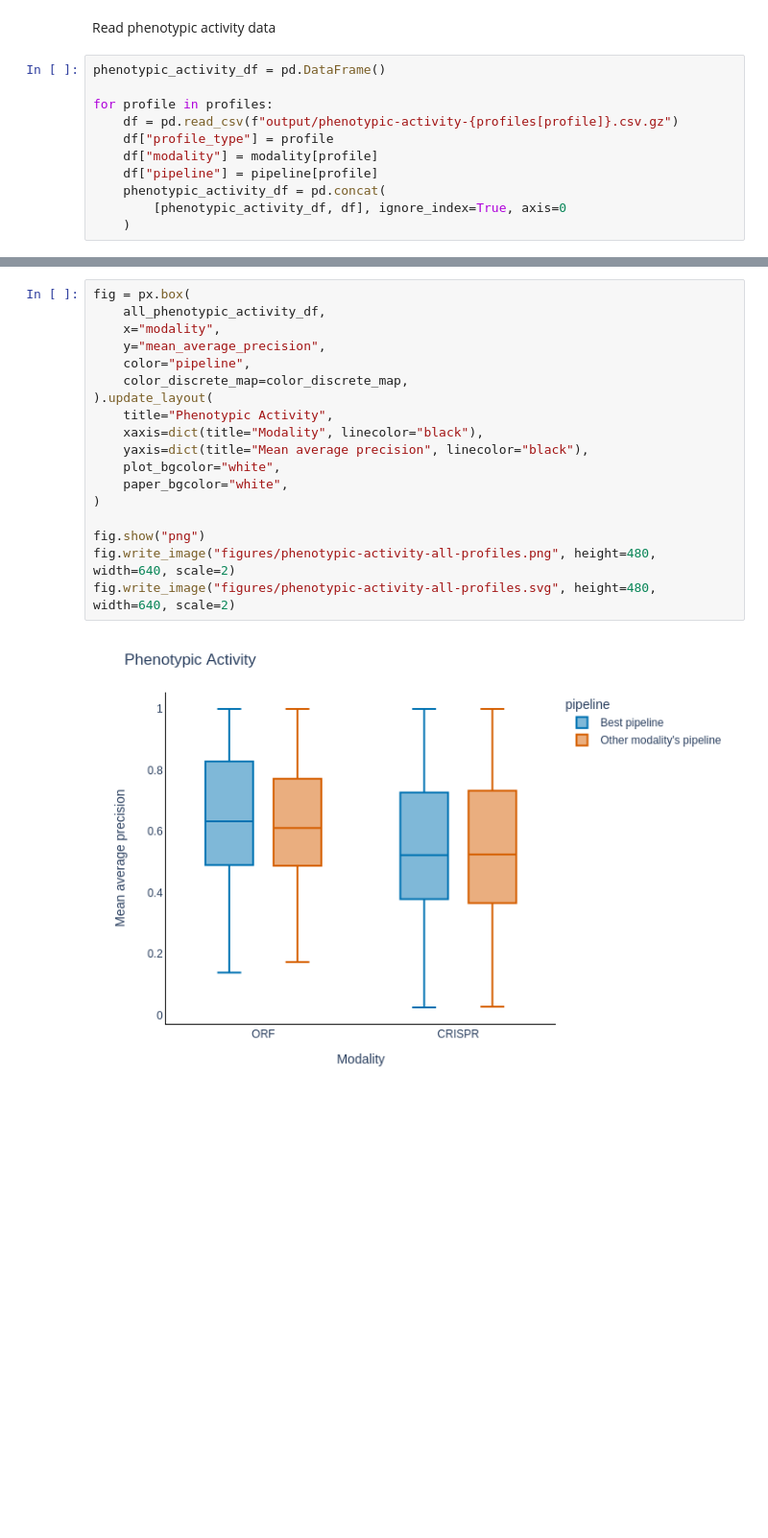
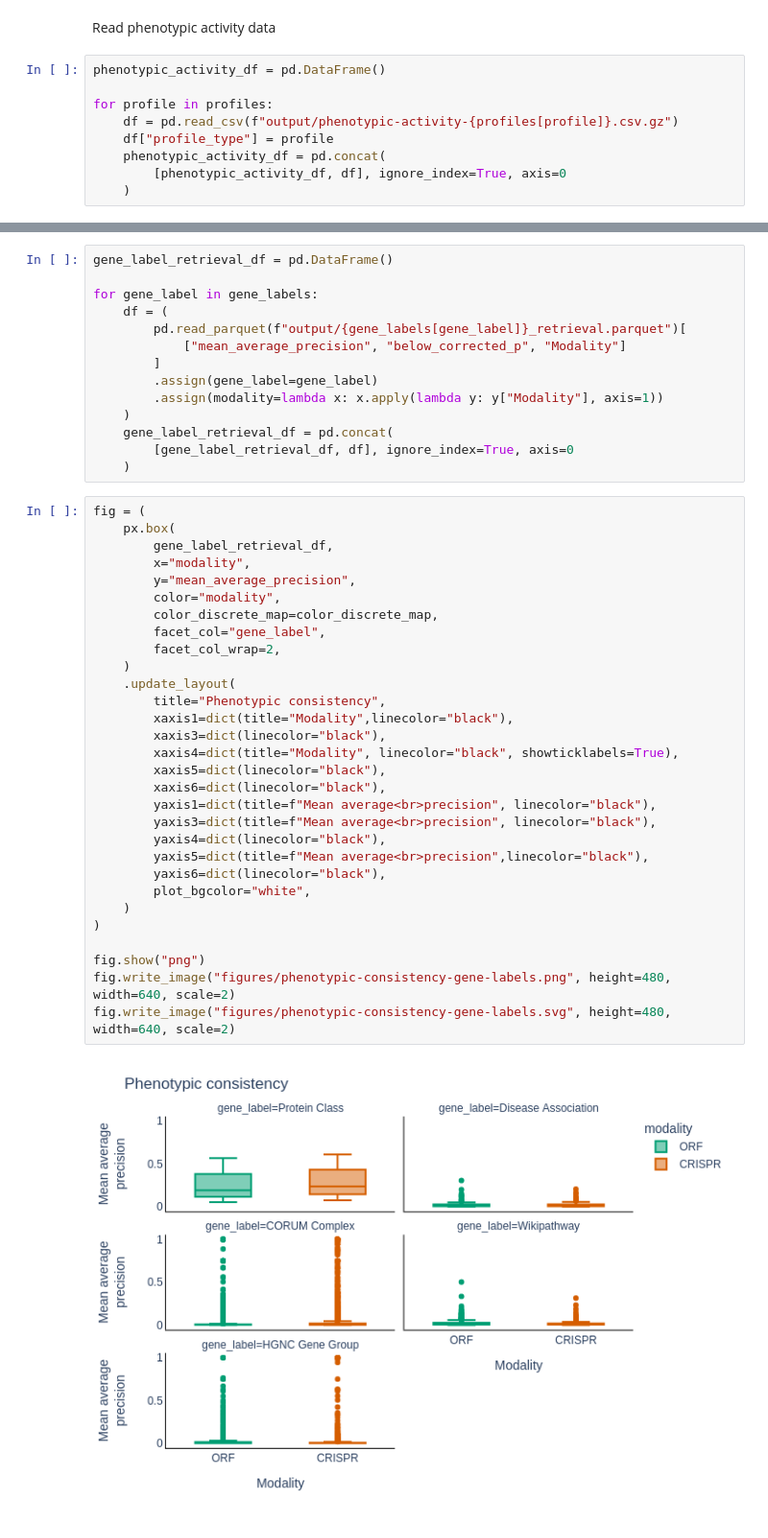
Before and after one commit to jump-cellpainting/2024_Chandrasekaran_Morphmap, a Jupyter notebook: 03.retrieve-annotations/x.plot-retrieval.ipynb, the cells around one changed output, grey strips where cells are left out. Shown: that part at 96% size. Drawn from its saved outputs; the diff is of its cells as text; blank space fills up the shorter version.

Commit message:
rerun retrieval

```diff
--- a/03.retrieve-annotations/x.plot-retrieval.ipynb
+++ b/03.retrieve-annotations/x.plot-retrieval.ipynb
@@ -48,8 +27,6 @@ phenotypic_activity_df = pd.DataFrame()
 for profile in profiles:
     df = pd.read_csv(f"output/phenotypic-activity-{profiles[profile]}.csv.gz")
     df["profile_type"] = profile
-    df["modality"] = modality[profile]
-    df["pipeline"] = pipeline[profile]
     phenotypic_activity_df = pd.concat(
         [phenotypic_activity_df, df], ignore_index=True, axis=0
     )
@@ -116,20 +81,46 @@ for profile in all_profiles:
+# %%
+gene_label_retrieval_df = pd.DataFrame()
+
+for gene_label in gene_labels:
+    df = (
+        pd.read_parquet(f"output/{gene_labels[gene_label]}_retrieval.parquet")[
+            ["mean_average_precision", "below_corrected_p", "Modality"]
+        ]
+        .assign(gene_label=gene_label)
+        .assign(modality=lambda x: x.apply(lambda y: y["Modality"], axis=1))
+    )
+    gene_label_retrieval_df = pd.concat(
+        [gene_label_retrieval_df, df], ignore_index=True, axis=0
+    )
 # %%
-fig = px.box(
-    all_phenotypic_activity_df,
-    x="modality",
-    y="mean_average_precision",
-    color="pipeline",
-    color_discrete_map=color_discrete_map,
-).update_layout(
-    title="Phenotypic Activity",
-    xaxis=dict(title="Modality", linecolor="black"),
-    yaxis=dict(title="Mean average precision", linecolor="black"),
-    plot_bgcolor="white",
-    paper_bgcolor="white",
+fig = (
+    px.box(
+        gene_label_retrieval_df,
+        x="modality",
+        y="mean_average_precision",
+        color="modality",
+        color_discrete_map=color_discrete_map,
+        facet_col="gene_label",
+        facet_col_wrap=2,
+    )
+    .update_layout(
+        title="Phenotypic consistency",
+        xaxis1=dict(title="Modality",linecolor="black"),
+        xaxis3=dict(linecolor="black"),
+        xaxis4=dict(title="Modality", linecolor="black", showticklabels=True),
+        xaxis5=dict(linecolor="black"),
+        xaxis6=dict(linecolor="black"),
+        yaxis1=dict(title=f"Mean average<br>precision", linecolor="black"),
+        yaxis3=dict(title=f"Mean average<br>precision", linecolor="black"),
+        yaxis4=dict(linecolor="black"),
+        yaxis5=dict(title=f"Mean average<br>precision",linecolor="black"),
+        yaxis6=dict(linecolor="black"),
+        plot_bgcolor="white",
+    )
 )
 
 fig.show("png")
-fig.write_image("figures/phenotypic-activity-all-profiles.png", height=480, width=640, scale=2)
-fig.write_image("figures/phenotypic-activity-all-profiles.svg", height=480, width=640, scale=2)
+fig.write_image("figures/phenotypic-consistency-gene-labels.png", height=480, width=640, scale=2)
+fig.write_image("figures/phenotypic-consistency-gene-labels.svg", height=480, width=640, scale=2)
 # %% [output]
-[figure, old version]
+[figure, new version]
```
Also changed, not shown: parts of 10 cells of this notebook, 32 other files.
